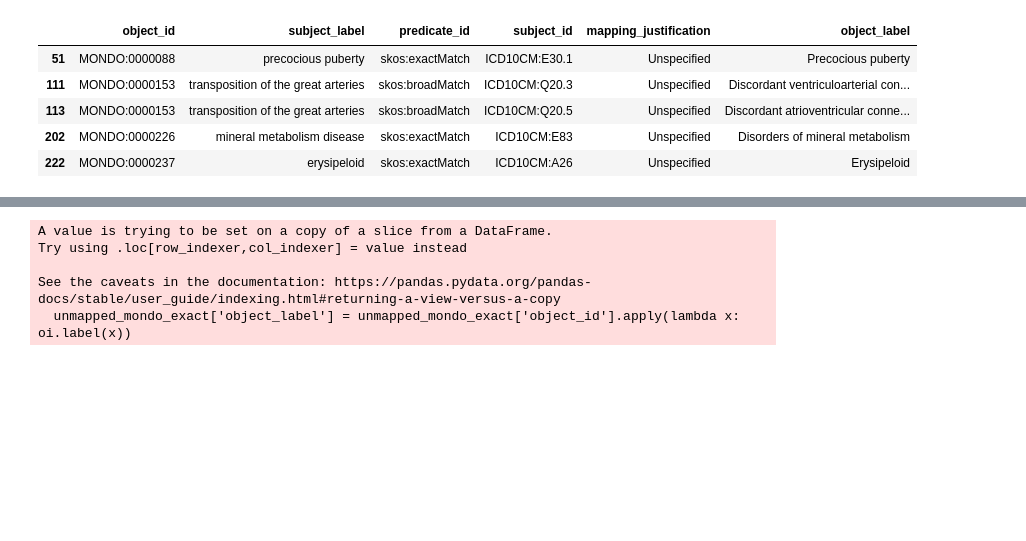
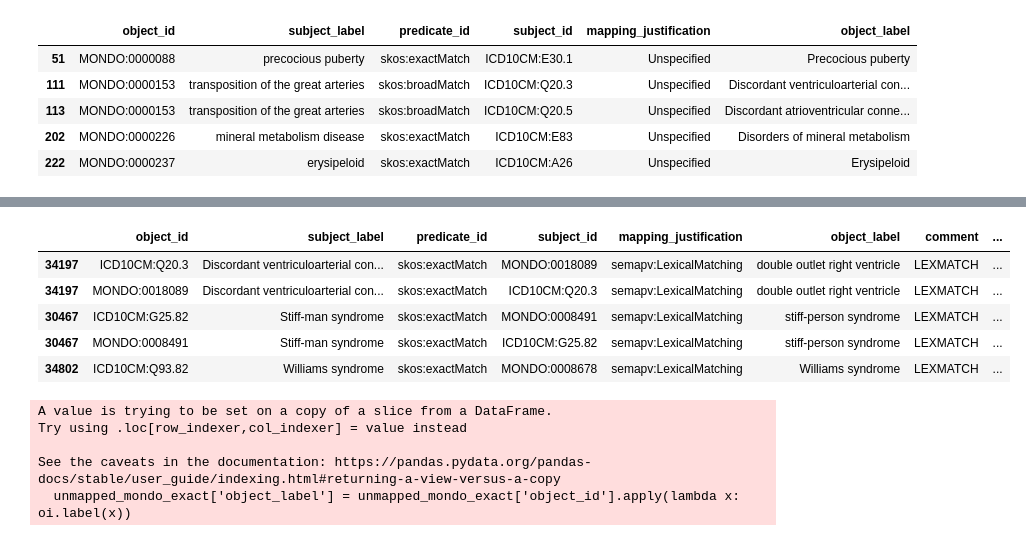
Before and after one commit to monarch-initiative/mondo-ingest, a Jupyter notebook: src/scripts/oak-lexmatch-sssom-compare.ipynb, the cells around one changed output, grey strips where cells are left out. Drawn from its saved outputs; the diff is of its cells as text; code cells hidden in the pictures; blank space fills up the shorter version.

```diff
--- a/src/scripts/oak-lexmatch-sssom-compare.ipynb
+++ b/src/scripts/oak-lexmatch-sssom-compare.ipynb
@@ -120,6 +120,18 @@ unmapped_df.head()
 | 67315 | ICD10CM:B83.4 | internal hirudiniasis | skos:exactMatch | MONDO:0024302 | Unspecified | Internal hirudiniasis | MONDO_MAPPINGS | ... |
 | 2914 | ICD10CM:M12.3 | palindromic rheumatism | skos:exactMatch | MONDO:0001332 | Unspecified | Palindromic rheumatism | MONDO_MAPPINGS | ... |
 | 59306 | ICD10CM:E00.2 | congenital hypothyroidism | skos:broadMatch | MONDO:0018612 | Unspecified | Congenital iodine-deficiency synd... | MONDO_MAPPINGS | ... |
+# %%
+# Let reviewers check if this makes sense or no.
+unmapped_lex_exact = unmapped_df[(unmapped_df['comment'] == 'LEXMATCH') & (unmapped_df['predicate_id'] == 'skos:exactMatch')]
+unmapped_lex_exact.to_csv(join(dir_name, "unmapped_lex_exact.tsv"), sep='\t', index = False)
+unmapped_lex_exact.head()
+# %% [output]
+|  | object_id | subject_label | predicate_id | subject_id | mapping_justification | object_label | comment | ... |
+| 34197 | ICD10CM:Q20.3 | Discordant ventriculoarterial con... | skos:exactMatch | MONDO:0018089 | semapv:LexicalMatching | double outlet right ventricle | LEXMATCH | ... |
+| 34197 | MONDO:0018089 | Discordant ventriculoarterial con... | skos:exactMatch | ICD10CM:Q20.3 | semapv:LexicalMatching | double outlet right ventricle | LEXMATCH | ... |
+| 30467 | ICD10CM:G25.82 | Stiff-man syndrome | skos:exactMatch | MONDO:0008491 | semapv:LexicalMatching | stiff-person syndrome | LEXMATCH | ... |
+| 30467 | MONDO:0008491 | Stiff-man syndrome | skos:exactMatch | ICD10CM:G25.82 | semapv:LexicalMatching | stiff-person syndrome | LEXMATCH | ... |
+| 34802 | ICD10CM:Q93.82 | Williams syndrome | skos:exactMatch | MONDO:0008678 | semapv:LexicalMatching | Williams syndrome | LEXMATCH | ... |
 # %%
 # Inspect why these are missing from SSSOM mappings
 
```
